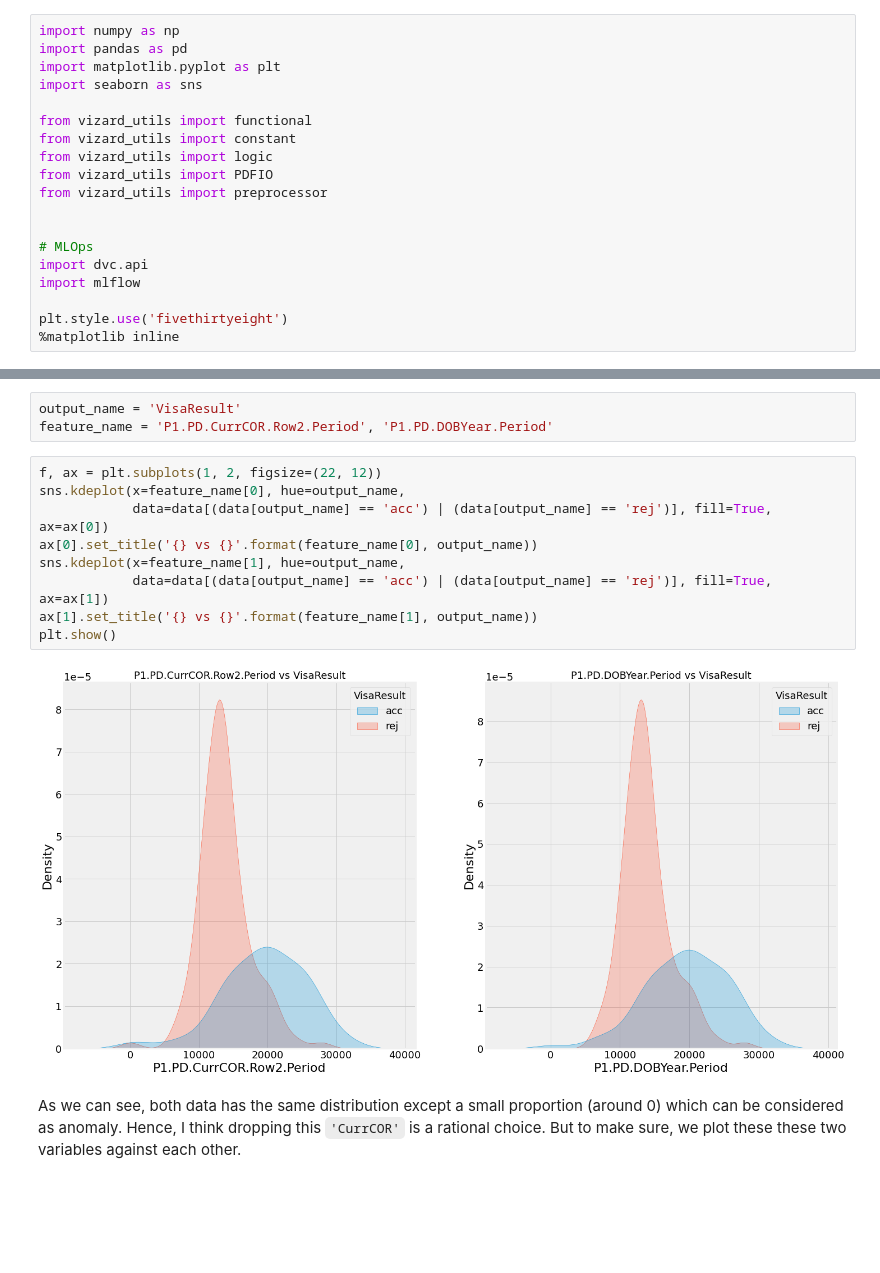
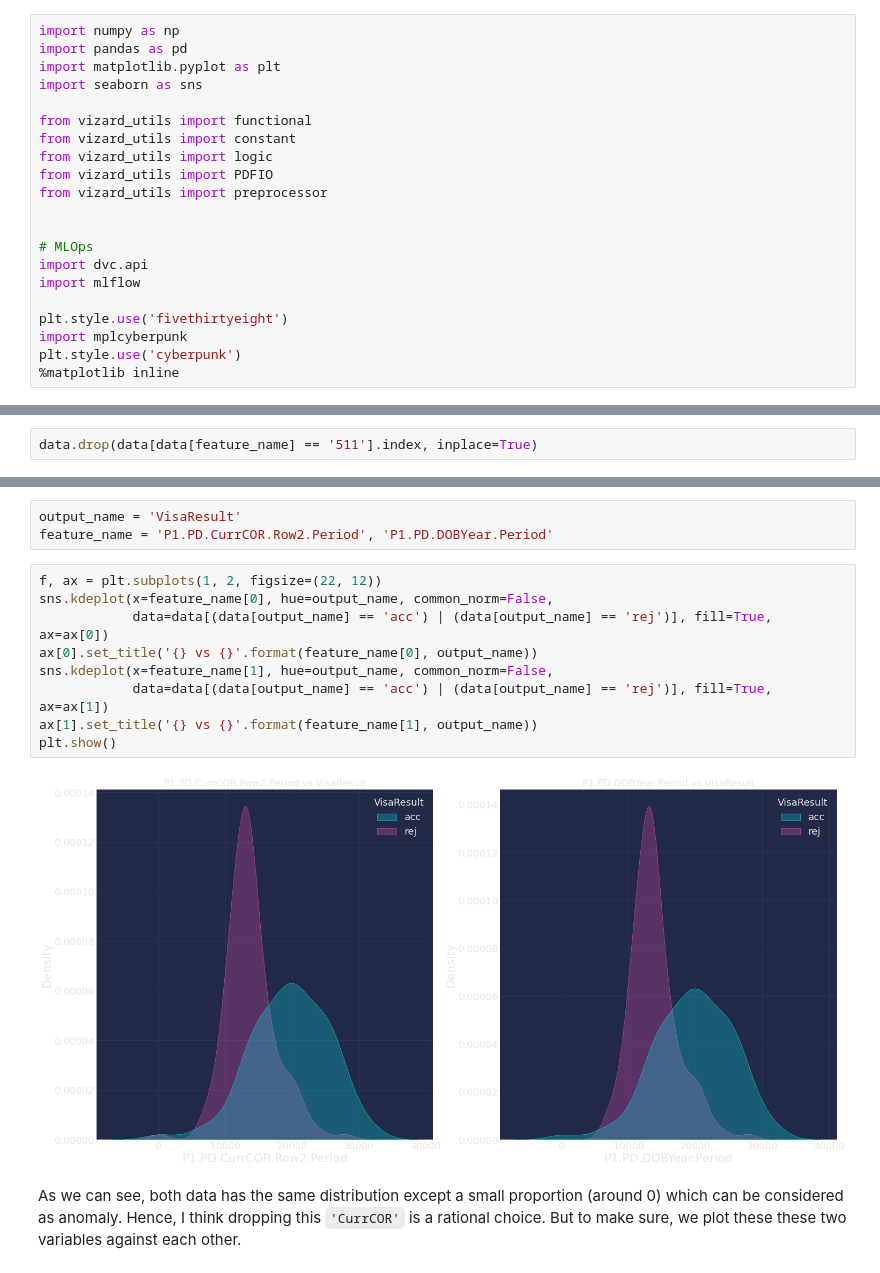
Before and after one commit to Nikronic/visaland-visa-form-utility, a Jupyter notebook: notebooks/data_exploration_dev.ipynb, the cells around one changed output, grey strips where cells are left out. Drawn from its saved outputs; the diff is of its cells as text; blank space fills up the shorter version.

```diff
--- a/notebooks/data_exploration_dev.ipynb
+++ b/notebooks/data_exploration_dev.ipynb
@@ -16,6 +16,8 @@ import dvc.api
 import mlflow
 
 plt.style.use('fivethirtyeight')
+import mplcyberpunk
+plt.style.use('cyberpunk')
 %matplotlib inline
 # %% [markdown]
 <span style="color:gold">See #9 issue.</span>
@@ -433,3 +463,5 @@ Name: VisaResult, dtype: int64
+# %%
+data.drop(data[data[feature_name] == '511'].index, inplace=True)
 # %% [markdown]
 It is hard to say that how having different country of residence than IRAN effects the output variable. So know more about it, especially if it is **anomaly** or not, we currently skip it and after having a clean data, we use visualization, statistical or ML methods to figure this out. [See this for more information](https://www.analyticsvidhya.com/blog/2021/04/dealing-with-anomalies-in-the-data/)
 
@@ -2257,15 +2279,15 @@ output_name = 'VisaResult'
 feature_name = 'P1.PD.CurrCOR.Row2.Period', 'P1.PD.DOBYear.Period'
 # %%
 f, ax = plt.subplots(1, 2, figsize=(22, 12))
-sns.kdeplot(x=feature_name[0], hue=output_name,
+sns.kdeplot(x=feature_name[0], hue=output_name, common_norm=False,
             data=data[(data[output_name] == 'acc') | (data[output_name] == 'rej')], fill=True, ax=ax[0])
 ax[0].set_title('{} vs {}'.format(feature_name[0], output_name))
-sns.kdeplot(x=feature_name[1], hue=output_name,
+sns.kdeplot(x=feature_name[1], hue=output_name, common_norm=False,
             data=data[(data[output_name] == 'acc') | (data[output_name] == 'rej')], fill=True, ax=ax[1])
 ax[1].set_title('{} vs {}'.format(feature_name[1], output_name))
 plt.show()
 # %% [output]
-[figure, old version]
+[figure, new version]
 # %% [markdown]
 As we can see, both data has the same distribution except a small proportion (around 0) which can be considered as anomaly. Hence, I think dropping this `'CurrCOR'` is a rational choice. But to make sure, we plot these these two variables against each other.
 # %%
```
Also changed, not shown: parts of 113 cells of this notebook.
